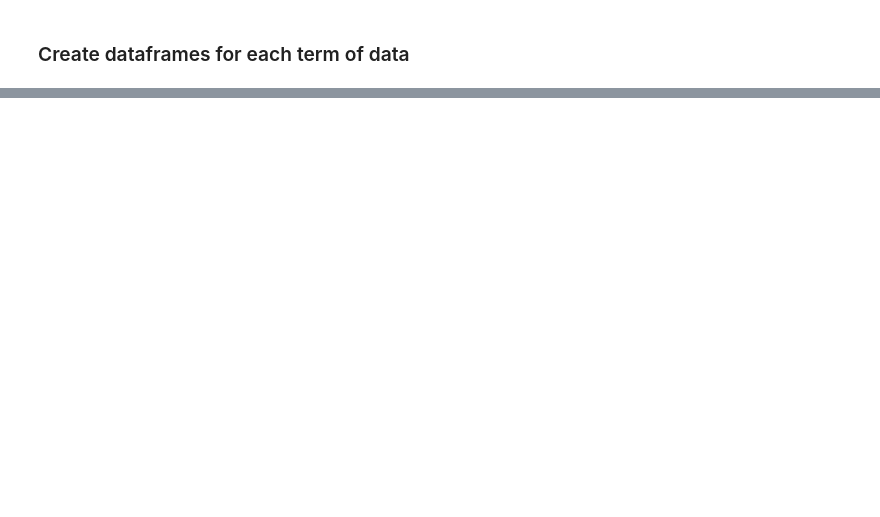
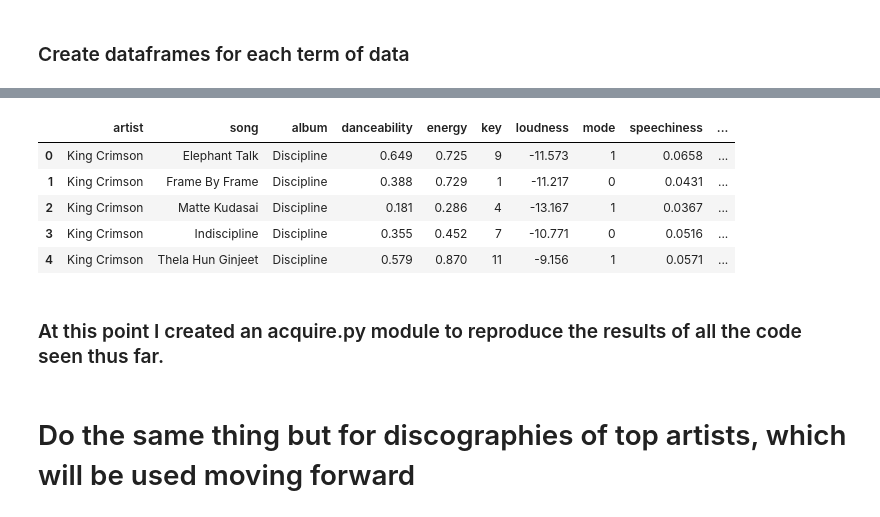
Before and after one commit to wheelerjoshua/spotify_classification_project, a Jupyter notebook: workbook.ipynb, the cells around one changed output, grey strips where cells are left out. Cells and saved outputs as stored; diff of their text form; code cells hidden in the pictures; blank space fills up the shorter version.

Commit message:
added acquire.py and updated README, workbook, and .gitignore

```diff
--- a/workbook.ipynb
+++ b/workbook.ipynb
@@ -168,0 +243,6 @@ df[df.term == 'short']
+# %%
+artist_data_df = pd.DataFrame.from_dict(artist_data)
+# %%
+artist_data_df.drop(columns=['id','external_urls','followers','href','images','name','popularity','type'],inplace= True)
+# %%
+df = pd.merge(df,artist_data_df,how='left',left_on='artist_uri',right_on='uri')
@@ -168,0 +269,13 @@ df[df.term == 'short']
+# %%
+# drop columns
+df.drop(columns = ['song_uri','album_uri','artist_uri','type','id','uri_x','track_href','analysis_url','uri_y'],inplace=True)
+# %%
+# double check dataframe
+df.head()
+# %% [output]
+|  | artist | song | album | danceability | energy | key | loudness | mode | speechiness | ... |
+| 0 | King Crimson | Elephant Talk | Discipline | 0.649 | 0.725 | 9 | -11.573 | 1 | 0.0658 | ... |
+| 1 | King Crimson | Frame By Frame | Discipline | 0.388 | 0.729 | 1 | -11.217 | 0 | 0.0431 | ... |
+| 2 | King Crimson | Matte Kudasai | Discipline | 0.181 | 0.286 | 4 | -13.167 | 1 | 0.0367 | ... |
+| 3 | King Crimson | Indiscipline | Discipline | 0.355 | 0.452 | 7 | -10.771 | 0 | 0.0516 | ... |
+| 4 | King Crimson | Thela Hun Ginjeet | Discipline | 0.579 | 0.870 | 11 | -9.156 | 1 | 0.0571 | ... |
@@ -168,0 +284,2 @@ df[df.term == 'short']
+# %% [markdown]
+### At this point I created an acquire.py module to reproduce the results of all the code seen thus far.
@@ -168,0 +290,2 @@ df[df.term == 'short']
+# %% [markdown]
+# Do the same thing but for discographies of top artists, which will be used moving forward
```
Also changed, not shown: parts of 53 cells of this notebook, 3 other files.
